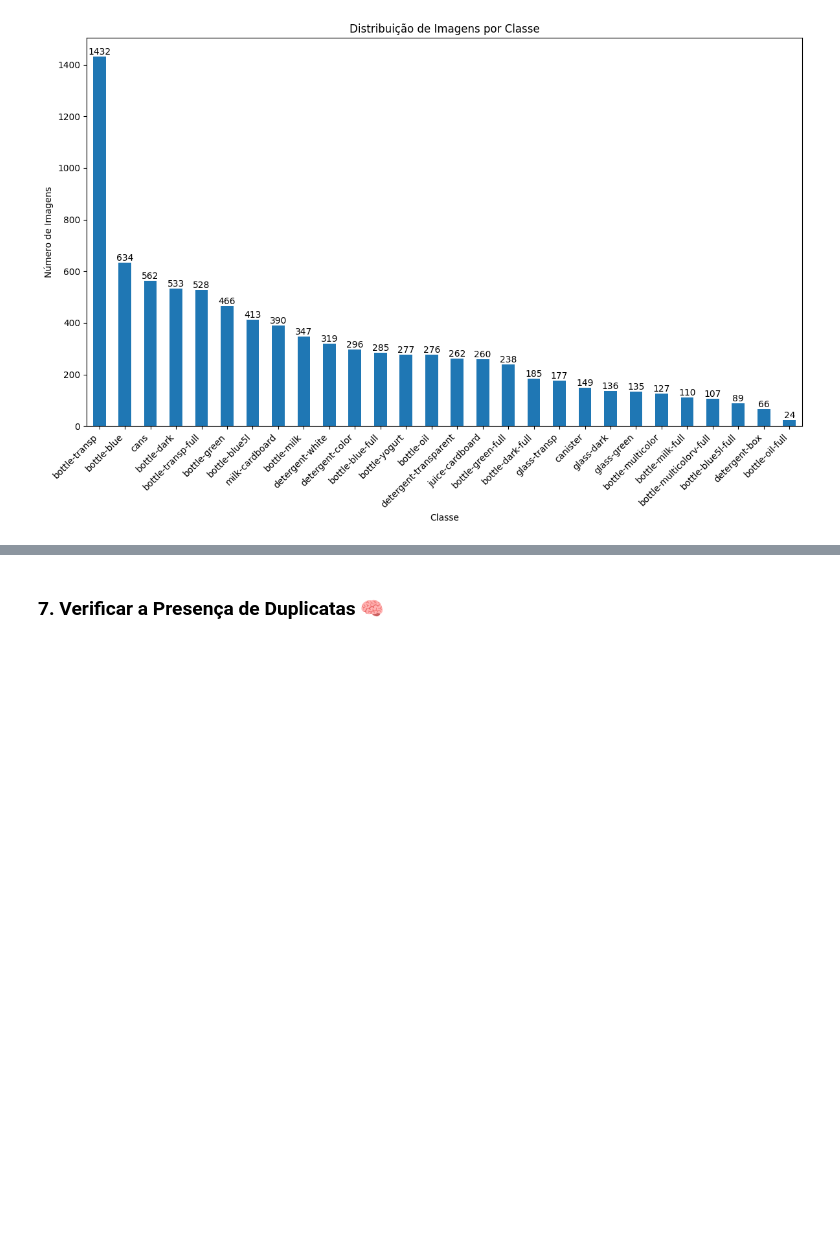
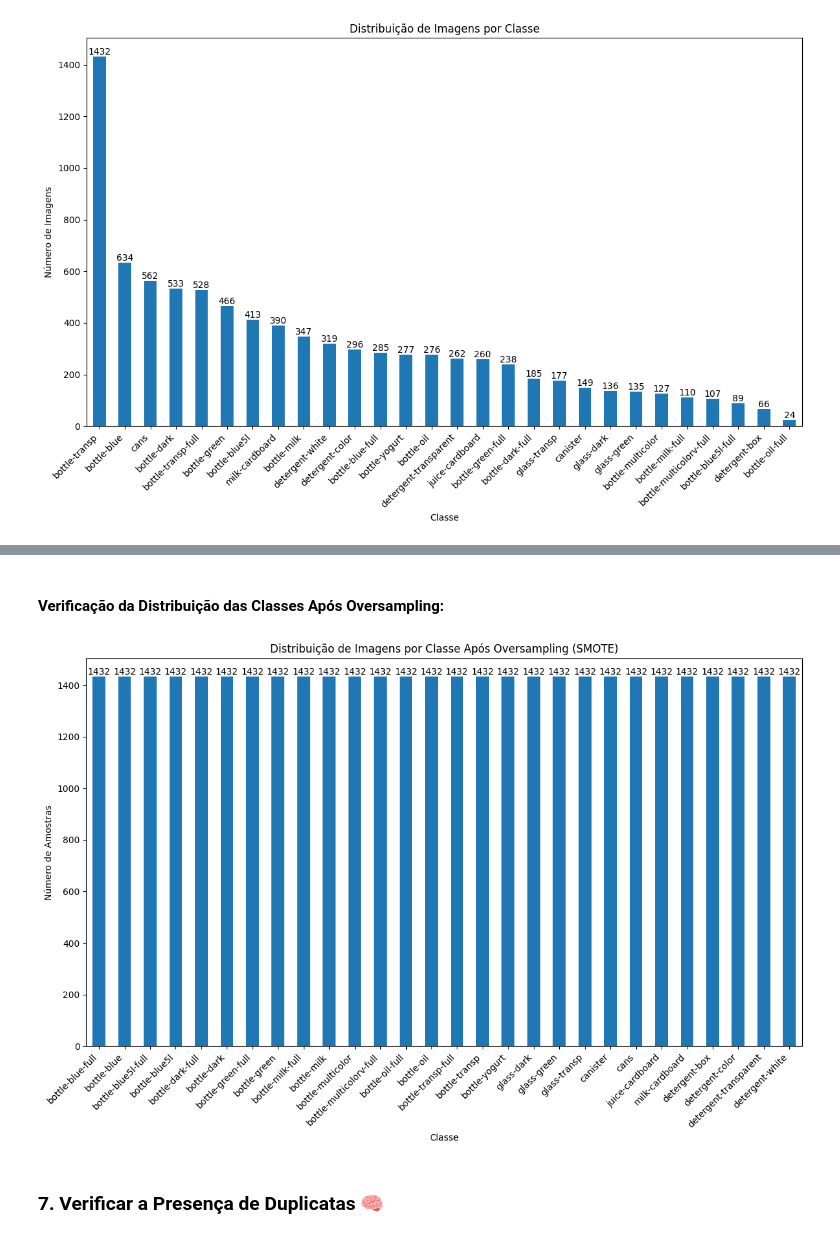
Before and after one commit to WaRP-Waste-Recycling-Plant/warp-waste-classification, a Jupyter notebook: notebooks/WaRP_Dataset_Analysis.ipynb, the cells around one changed output, grey strips where cells are left out. Drawn from its saved outputs; the diff is of its cells as text; code cells hidden in the pictures; blank space fills up the shorter version.

Commit message:
Analise de distribuição de classes concluida

```diff
--- a/notebooks/WaRP_Dataset_Analysis.ipynb
+++ b/notebooks/WaRP_Dataset_Analysis.ipynb
@@ -601,3 +660,51 @@ except Exception as e:
+# %% [markdown]
+#### Verificação da Distribuição das Classes Após Oversampling:
+# %%
+import matplotlib.pyplot as plt
+
+try:
+    # Verificar se o DataFrame 'df_resampled' existe e não está vazio
+    if 'df_resampled' not in globals() or df_resampled.empty:
+        raise ValueError("O DataFrame 'df_resampled' não foi encontrado ou está vazio.")
+
+    # Verificar se a coluna 'label' existe
+    if 'label' not in df_resampled.columns:
+        raise KeyError("A coluna 'label' não existe no DataFrame 'df_resampled'.")
+
+    # Contar a quantidade de imagens por classe no dataset rebalanceado
+    class_counts_resampled = df_resampled['label'].value_counts()
+
+    # Plotar o gráfico de barras para o dataset rebalanceado
+    ax = class_counts_resampled.plot(
+        kind='bar',
+        title='Distribuição de Imagens por Classe Após Oversampling (SMOTE)',
+        figsize=(12, 8)
+    )
+
+    plt.xlabel('Classe')
+    plt.ylabel('Número de Amostras')
+    plt.xticks(rotation=45, ha='right') # Gira os labels para melhor visualização
+    plt.tight_layout() # Ajusta o layout para evitar sobreposição
+
+    # Adicionar valores em cima das barras
+    for container in ax.containers:
+        ax.bar_label(container)
+
+    plt.show()
+
+except NameError as ne:
+    print(ne)
+
+except ValueError as ve:
+    print(ve)
+
+except KeyError as ke:
+    print(ke)
+
+except Exception as e:
+    print(f"Ocorreu um erro inesperado: {e}")
+# %% [output]
+[figure, added]
 # %% [markdown]
 ### 7. Verificar a Presença de Duplicatas 🧠
 # %% [markdown]
```
Also changed, not shown: parts of 6 cells of this notebook.
